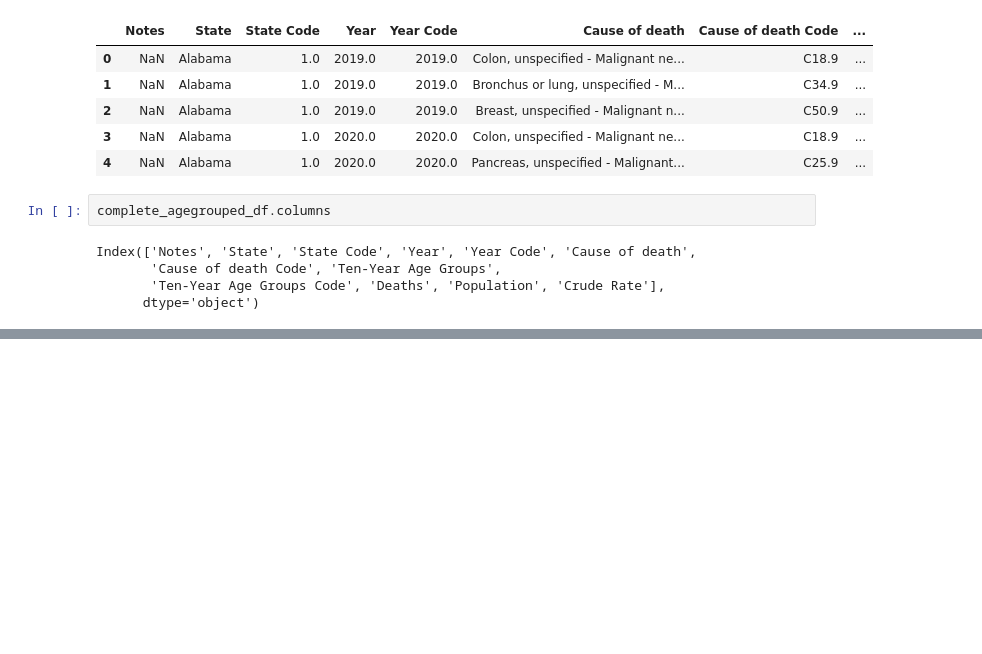
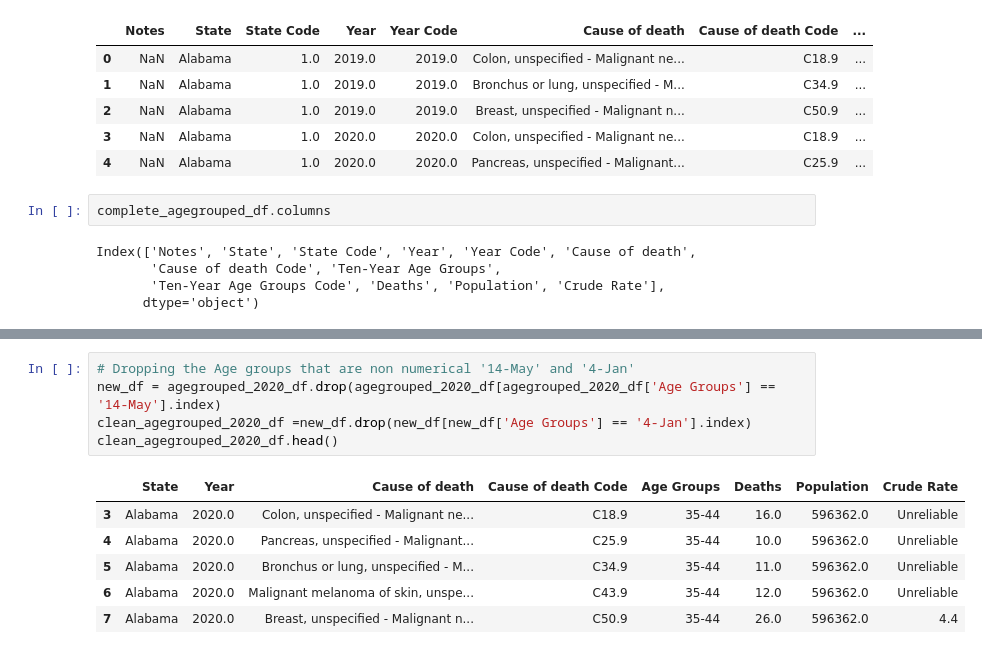
Before and after one commit to m3ufdech0c/Group_project1_Cancer_Demographics, a Jupyter notebook: aida_agegroups.ipynb, the cells around one changed output, grey strips where cells are left out. Cells and saved outputs as stored; diff of their text form; blank space fills up the shorter version.

```diff
--- a/aida_agegroups.ipynb
+++ b/aida_agegroups.ipynb
@@ -46,0 +82,12 @@ clean_agegrouped_df.head()
+# %%
+# Dropping the Age groups that are non numerical '14-May' and '4-Jan'
+new_df = agegrouped_2020_df.drop(agegrouped_2020_df[agegrouped_2020_df['Age Groups'] == '14-May'].index)
+clean_agegrouped_2020_df =new_df.drop(new_df[new_df['Age Groups'] == '4-Jan'].index)
+clean_agegrouped_2020_df.head()
+# %% [output]
+|  | State | Year | Cause of death | Cause of death Code | Age Groups | Deaths | Population | Crude Rate |
+| 3 | Alabama | 2020.0 | Colon, unspecified - Malignant ne... | C18.9 | 35-44 | 16.0 | 596362.0 | Unreliable |
+| 4 | Alabama | 2020.0 | Pancreas, unspecified - Malignant... | C25.9 | 35-44 | 10.0 | 596362.0 | Unreliable |
+| 5 | Alabama | 2020.0 | Bronchus or lung, unspecified - M... | C34.9 | 35-44 | 11.0 | 596362.0 | Unreliable |
+| 6 | Alabama | 2020.0 | Malignant melanoma of skin, unspe... | C43.9 | 35-44 | 12.0 | 596362.0 | Unreliable |
+| 7 | Alabama | 2020.0 | Breast, unspecified - Malignant n... | C50.9 | 35-44 | 26.0 | 596362.0 | 4.4 |
```
Also changed, not shown: parts of 9 cells of this notebook, 10 other files.
